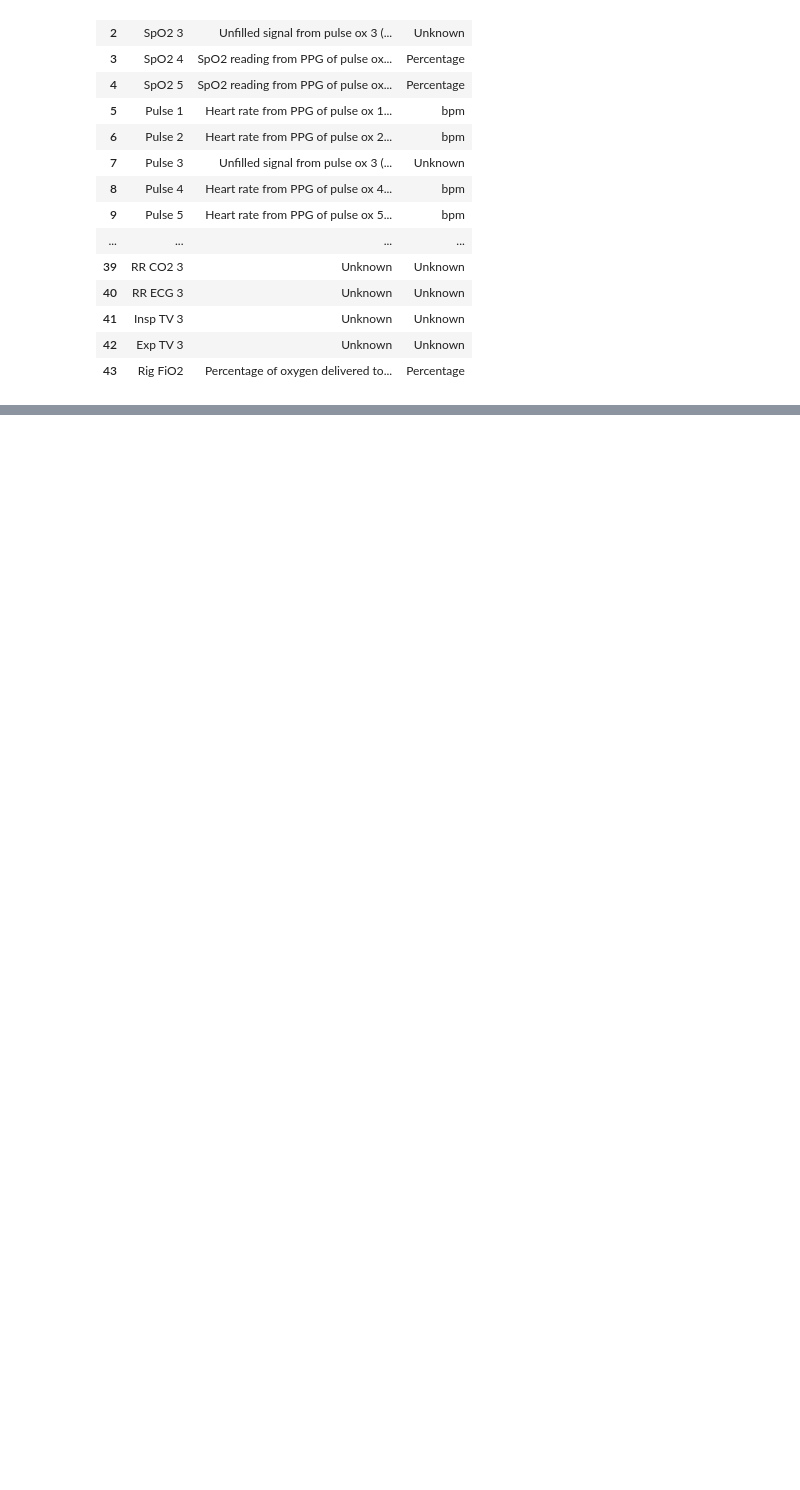
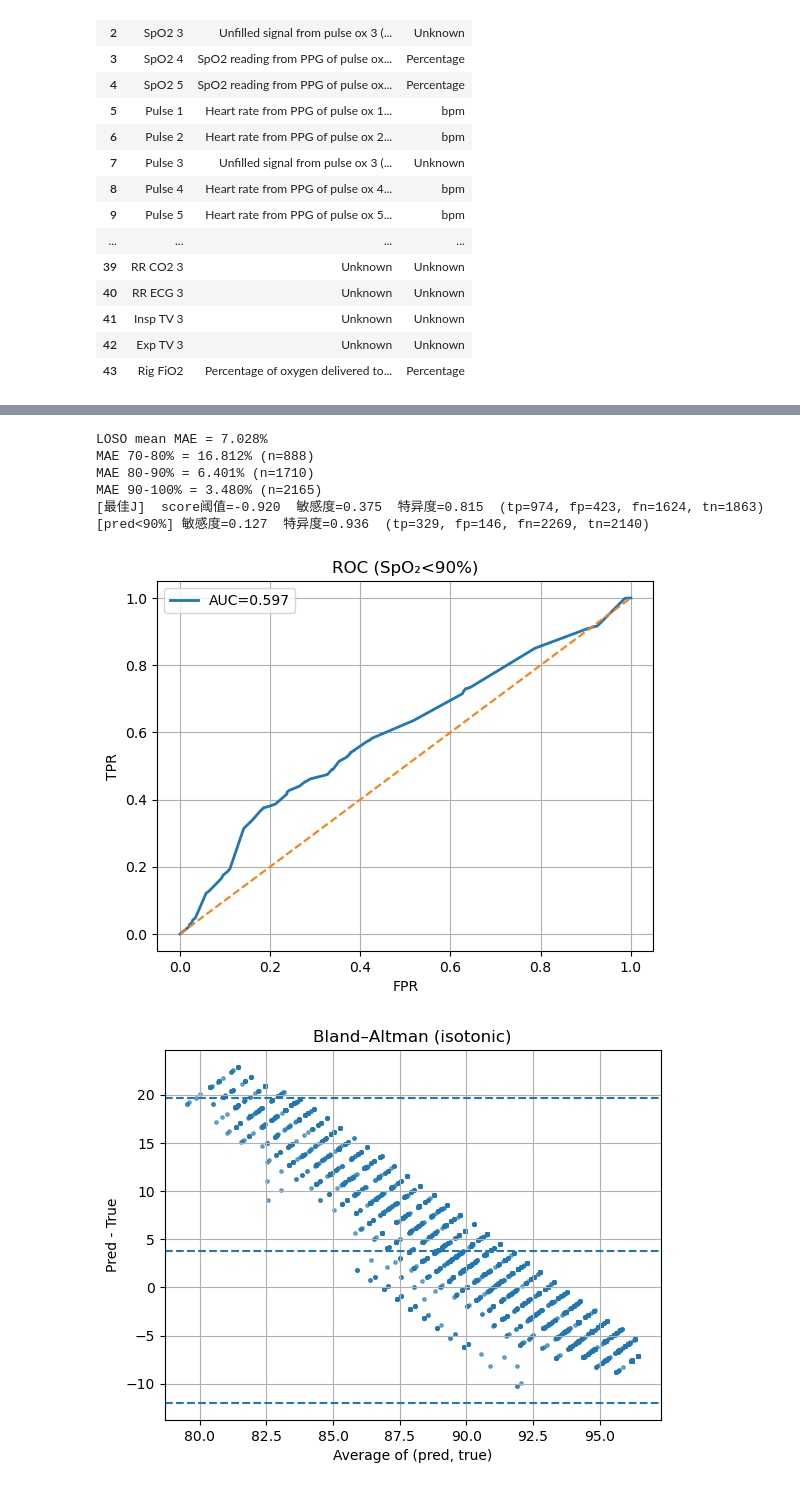
Before and after one commit to 1111katy/blood-oxygen-model, a Jupyter notebook: notebooks/model.ipynb, the cells around one changed output, grey strips where cells are left out. Saved outputs shown, nothing was run; the diff lists cells and outputs as text; code cells hidden in the pictures; blank space fills up the shorter version.

```diff
--- a/notebooks/model.ipynb
+++ b/notebooks/model.ipynb
@@ -369,0 +520,5 @@ Thr<88%  Sens=0.489  Spec=0.623  (pos=2112, neg=2827)
+# %%
+y_true_iso, y_pred_iso, per_iso = run_loso_with_iso_cal_v2(
+    Xb, yb, ob, model_factory=lambda in_ch: Shallow1DCNN(in_ch),
+    epochs=180, base_lr=3e-4, wd=5e-4, bs=256, patience=25, low_weight=8.0
+)
@@ -369,0 +533,63 @@ Thr<88%  Sens=0.489  Spec=0.623  (pos=2112, neg=2827)
+# %%
+import numpy as np, matplotlib.pyplot as plt
+from sklearn.metrics import mean_absolute_error, roc_auc_score, roc_curve, confusion_matrix
+
+# 1) 汇总 MAE（整体 + 分区间）
+print(f"LOSO mean MAE = {mean_absolute_error(y_true_iso, y_pred_iso):.3f}%")
+for lo, hi in [(70,80),(80,90),(90,100)]:
+    m = (y_true_iso >= lo) & (y_true_iso < hi)
+    if m.any():
+        print(f"MAE {lo}-{hi}% = {mean_absolute_error(y_true_iso[m], y_pred_iso[m]):.3f}% (n={m.sum()})")
+
+# 2) ROC / AUC（以 SpO₂<90% 为“低氧”阳性）
+thr = 90.0
+y_pos = (y_true_iso < thr).astype(int)          # 1 = 低氧
+score = thr - y_pred_iso                        # 分数越大=越可能低氧
+auc = roc_auc_score(y_pos, score)
+fpr, tpr, th = roc_curve(y_pos, score)
+plt.figure(); plt.plot(fpr, tpr, lw=2, label=f"AUC={auc:.3f}")
+plt.plot([0,1],[0,1],'--'); plt.xlabel("FPR"); plt.ylabel("TPR"); plt.title("ROC (SpO₂<90%)"); plt.legend(); plt.grid(True)
+
+# 选择 Youden J 最优点，并给出该点和“临床阈值90%”两套指标
+j = tpr - fpr; i = np.argmax(j); thr_score = th[i]
+pred_best = (score >= thr_score).astype(int)
+tn, fp, fn, tp = confusion_matrix(y_pos, pred_best).ravel()
+sens = tp/(tp+fn+1e-8); spec = tn/(tn+fp+1e-8)
+print(f"[最佳J]  score阈值={thr_score:.3f}  敏感度={sens:.3f}  特异度={spec:.3f}  (tp={tp}, fp={fp}, fn={fn}, tn={tn})")
+
+pred_90 = (y_pred_iso < thr).astype(int)       # 直接用 90% 作为预测阈值
+tn, fp, fn, tp = confusion_matrix(y_pos, pred_90).ravel()
+sens90 = tp/(tp+fn+1e-8); spec90 = tn/(tn+fp+1e-8)
+print(f"[pred<90%] 敏感度={sens90:.3f}  特异度={spec90:.3f}  (tp={tp}, fp={fp}, fn={fn}, tn={tn})")
+
+# 3) Bland–Altman
+avg = (y_true_iso + y_pred_iso)/2.0
+diff = y_pred_iso - y_true_iso
+md, sd = diff.mean(), diff.std(ddof=1)
+plt.figure(); plt.scatter(avg, diff, s=6, alpha=0.6)
+for k in [0, 1.96, -1.96]:
+    plt.axhline(md + k*sd, ls='--')
+plt.title("Bland–Altman (isotonic)"); plt.xlabel("Average of (pred, true)"); plt.ylabel("Pred - True"); plt.grid(True)
+
+# 4) 校准曲线（等概率分箱）
+bins = np.linspace(70, 100, 16)  # 15 个 bin
+idx = np.digitize(y_pred_iso, bins) - 1
+px, py = [], []
+for b in range(len(bins)-1):
+    m = idx == b
+    if m.any():
+        px.append(y_pred_iso[m].mean())
+        py.append(y_true_iso[m].mean())
+plt.figure(); plt.plot([70,100],[70,100],'--', label="perfect")
+plt.plot(px, py, marker='o'); plt.xlabel("Predicted SpO₂"); plt.ylabel("Observed SpO₂")
+plt.title("Calibration curve (isotonic output)"); plt.grid(True); plt.legend()
+plt.show()
+# %% [output]
+LOSO mean MAE = 7.028%
+MAE 70-80% = 16.812% (n=888)
+MAE 80-90% = 6.401% (n=1710)
+MAE 90-100% = 3.480% (n=2165)
+[最佳J]  score阈值=-0.920  敏感度=0.375  特异度=0.815  (tp=974, fp=423, fn=1624, tn=1863)
+[pred<90%] 敏感度=0.127  特异度=0.936  (tp=329, fp=146, fn=2269, tn=2140)
+[figure, added]
+[figure, added]
```
Also changed, not shown: parts of 9 cells of this notebook.
